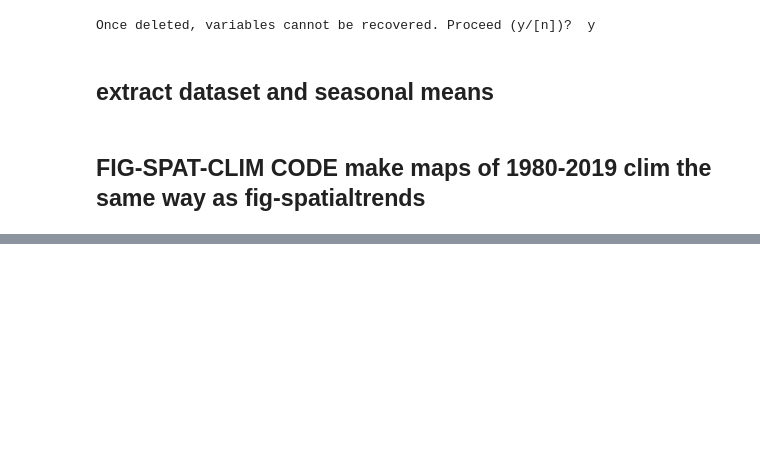
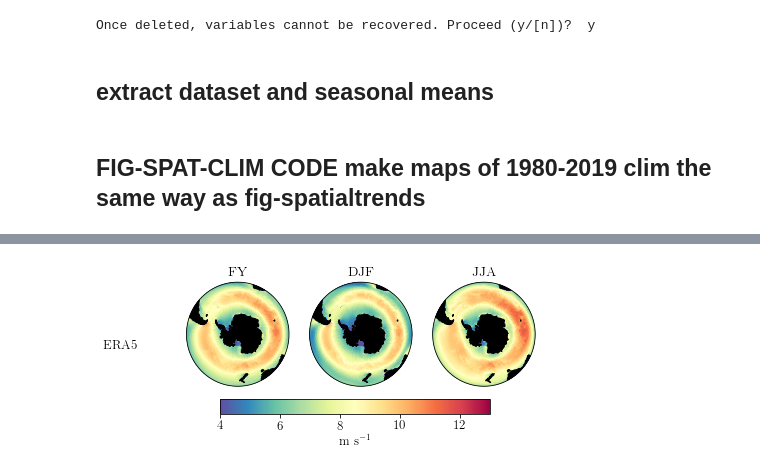
Before and after one commit to tjarnikova/windEval, a Jupyter notebook: plottingCode/Fig-spat-clim.ipynb, the cells around one changed output, grey strips where cells are left out. Saved outputs shown, nothing was run; the diff lists cells and outputs as text; code cells hidden in the pictures; blank space fills up the shorter version.

```diff
--- a/plottingCode/Fig-spat-clim.ipynb
+++ b/plottingCode/Fig-spat-clim.ipynb
@@ -210,0 +243,62 @@ tx = 0.1
+# %%
+n = ['NCEP-NCAR','NCEP-DOE','MERRA','JRA','ERA5','UKESM',]
+
+n = ['ERA5']
+
+seas = ['FY','DJF','JJA']
+
+fact = 0.25
+fig = plt.figure(figsize=[25*fact, 48/6*fact])
+tcm = cm.balance
+
+
+dats = [
+        erafy, eradjf, erajja,
+       ]
+
+botbound = 4
+topbound = 13
+tint = 0.5
+tcm = 'Spectral_r'
+tcbr = True
+ind = 1
+for tn in n:
+    for tseas in seas:
+
+        ax1 = fig.add_subplot(1, 3, ind, projection=ccrs.Orthographic(0, -90))
+
+        lats = erafy.lat
+        lons = erafy.lon
+
+        if ind < 3:
+            tcbr = False
+        else:
+            tcbr = True
+        tit = ''
+        if ind < 4 :
+            tit = f'{tseas}'
+        test = dats[ind-1].wspd10m.values
+        test = np.squeeze(test)
+        bc = plot_southern(fig, ax1, lons, lats, test, botbound,
+                      topbound, np.arange(botbound,topbound,tint), fs = 14,
+                      tit =tit, cbarlab = 'm/s', tcmap = tcm, lm = True, cbr = tcbr,\
+                          ccoords = [0.2, -0.05, .6, .1])
+        ind = ind+1
+
+
+#     if tcbr:
+
+#         cbar_ax = fig.add_axes([0.2, 0.06, .6, .03]) #left, bottom, width, height
+#         fig.colorbar(bc, cax=cbar_ax, orientation="horizontal", label = 'm s$^{-1}$')
+
+n = ['ERA5',]#'NCEP-NCAR','NCEP-DOE II','MERRA-2','JRA3Q','ERA5','UKESM',]
+wx = np.zeros([6])
+wx = np.array([0.4,  0.69, 0.566, 0.434, 0.3, 0.172])
+for i in range(0,1):
+    #wx[i] = 0.82 - 0.127*i
+    fig.text(-0.06,wx[i],f'{n[i]}')
+
+plt.tight_layout()
+fig.savefig('./plts/Fig-spat-clim-ERA.jpg', dpi = 300, bbox_inches='tight')
+# %% [output]
+[figure, added]
```
Also changed, not shown: parts of 11 cells of this notebook, 13 other files.
